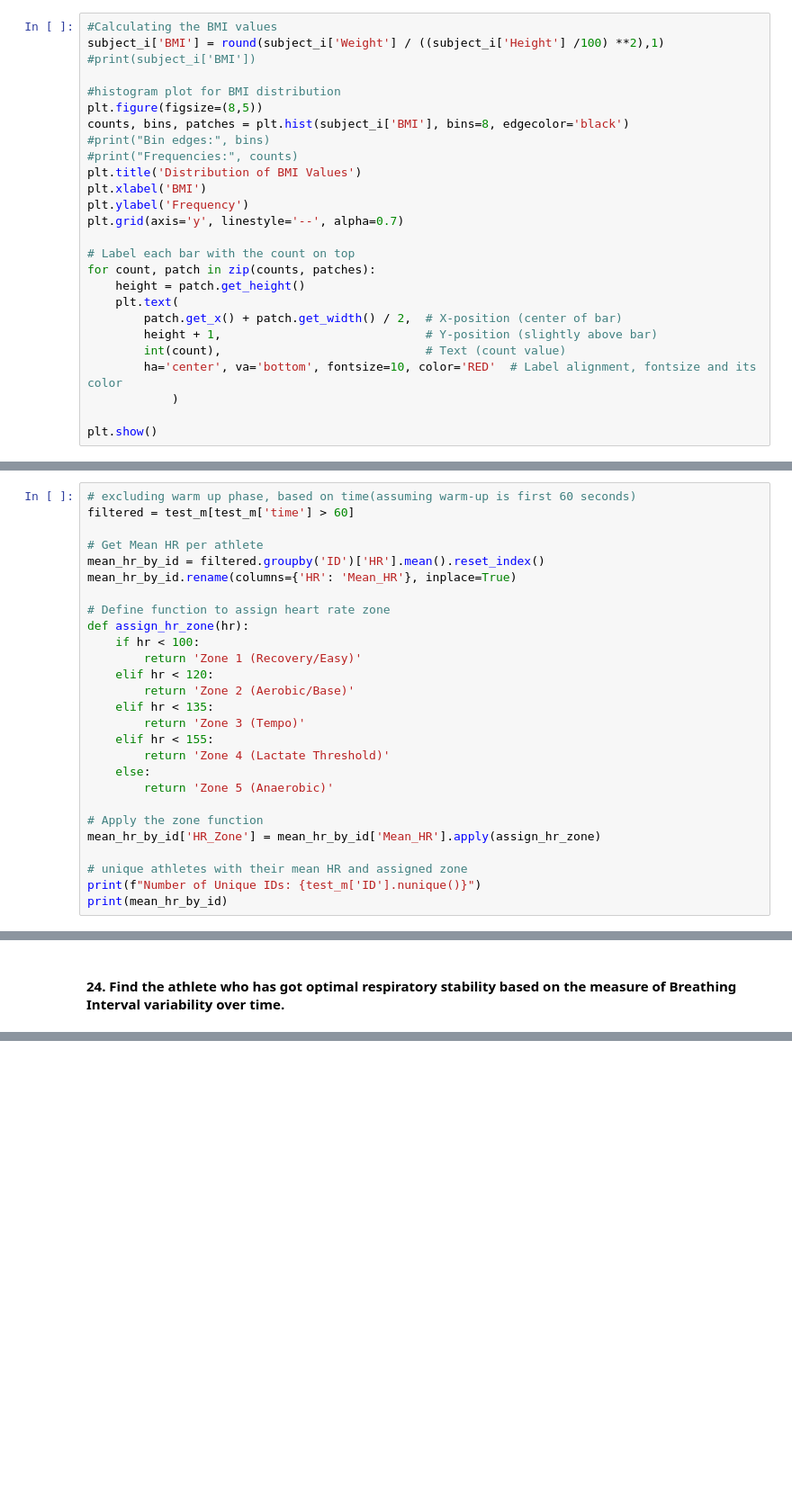
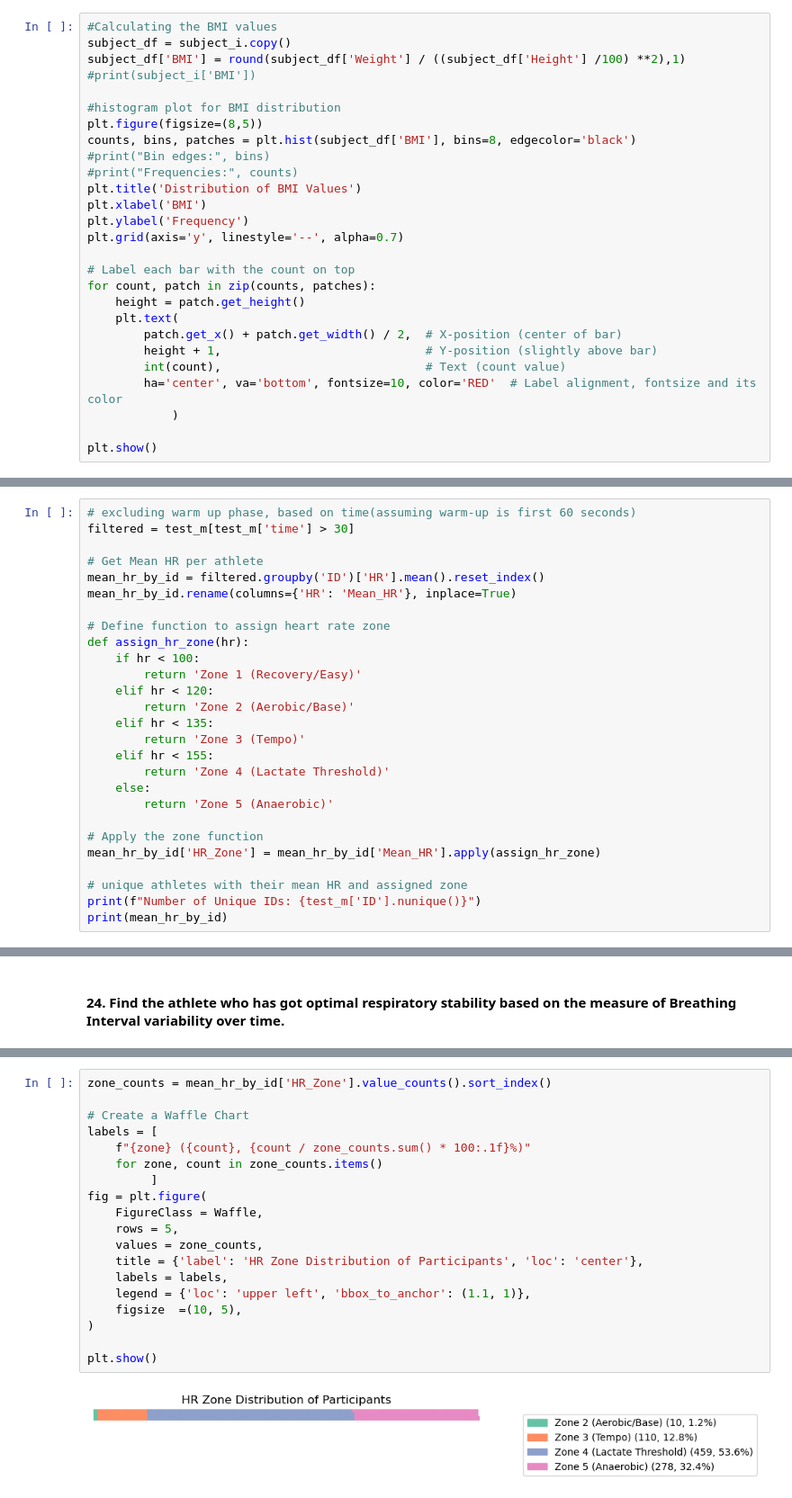
Before and after one commit to ShravaniNK/10_ThePyHackers_PythonHackathon_APRIL25, a Jupyter notebook: Savitha_Hackathon 17-32.ipynb, the cells around one changed output, grey strips where cells are left out. Shown: that part at 90% size. Cells and saved outputs as stored; diff of their text form; blank space fills up the shorter version.

```diff
--- a/Savitha_Hackathon 17-32.ipynb
+++ b/Savitha_Hackathon 17-32.ipynb
@@ -37,12 +55,13 @@ dtype: int64
 #### 17.Display a histogram showing the distribution of athletes by their BMI values.
 # %%
 #Calculating the BMI values
-subject_i['BMI'] = round(subject_i['Weight'] / ((subject_i['Height'] /100) **2),1)
+subject_df = subject_i.copy()
+subject_df['BMI'] = round(subject_df['Weight'] / ((subject_df['Height'] /100) **2),1)
 #print(subject_i['BMI'])
 
 #histogram plot for BMI distribution
 plt.figure(figsize=(8,5))
-counts, bins, patches = plt.hist(subject_i['BMI'], bins=8, edgecolor='black')
+counts, bins, patches = plt.hist(subject_df['BMI'], bins=8, edgecolor='black')
 #print("Bin edges:", bins)
 #print("Frequencies:", counts)
 plt.title('Distribution of BMI Values')
@@ -202,7 +221,7 @@ Zone 1 (recovery/easy)       <100 HR max
 <br>Zone 5 (anaerobic)        155+ HR max and above"""
 # %%
 # excluding warm up phase, based on time(assuming warm-up is first 60 seconds)
-filtered = test_m[test_m['time'] > 60]
+filtered = test_m[test_m['time'] > 30]
 
 # Get Mean HR per athlete
 mean_hr_by_id = filtered.groupby('ID')['HR'].mean().reset_index()
@@ -247,0 +397,21 @@ Number of Unique IDs: 857
+# %%
+zone_counts = mean_hr_by_id['HR_Zone'].value_counts().sort_index()
+
+# Create a Waffle Chart
+labels = [
+    f"{zone} ({count}, {count / zone_counts.sum() * 100:.1f}%)"
+    for zone, count in zone_counts.items()
+         ]
+fig = plt.figure(
+    FigureClass = Waffle,
+    rows = 5,
+    values = zone_counts,
+    title = {'label': 'HR Zone Distribution of Participants', 'loc': 'center'},
+    labels = labels,
+    legend = {'loc': 'upper left', 'bbox_to_anchor': (1.1, 1)},
+    figsize  =(10, 5),
+)
+
+plt.show()
+# %% [output]
+[figure, added]
```
Also changed, not shown: parts of 22 cells of this notebook.
